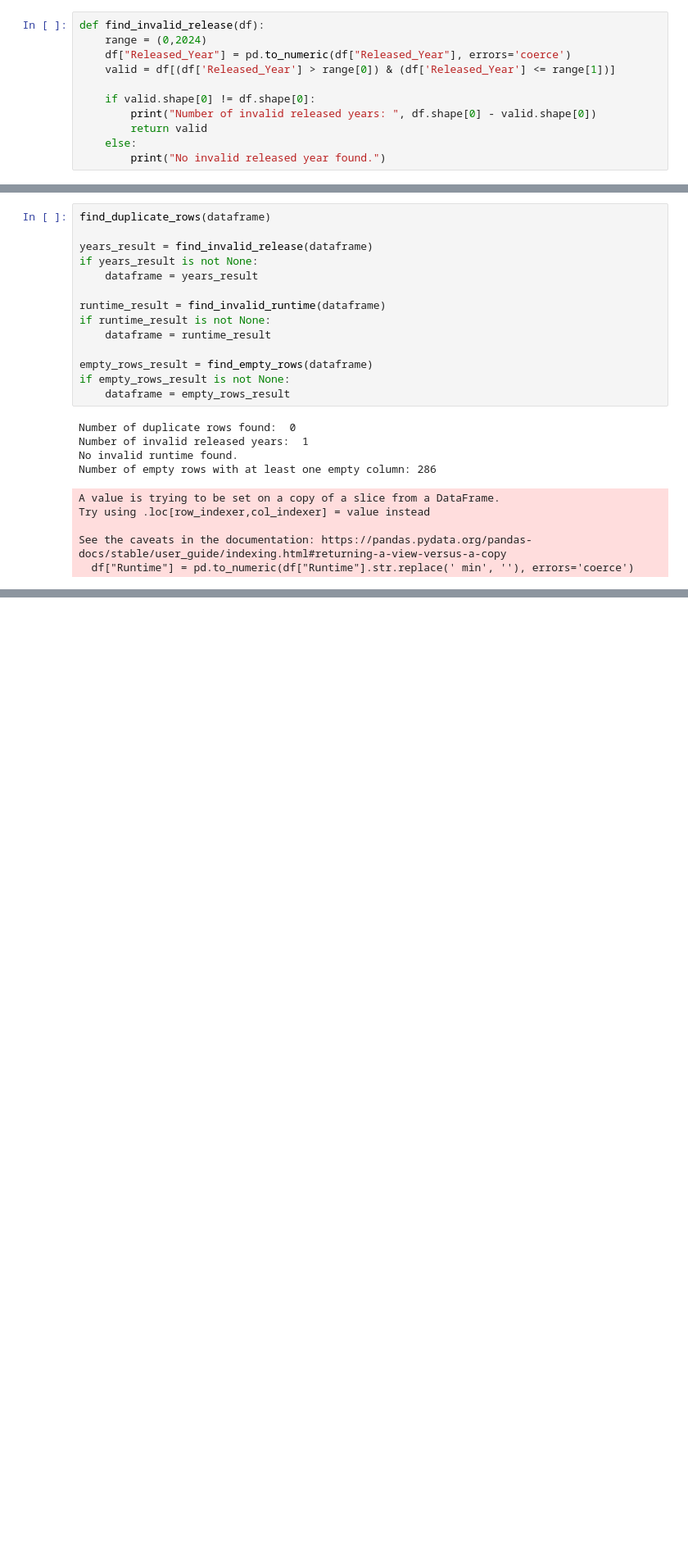
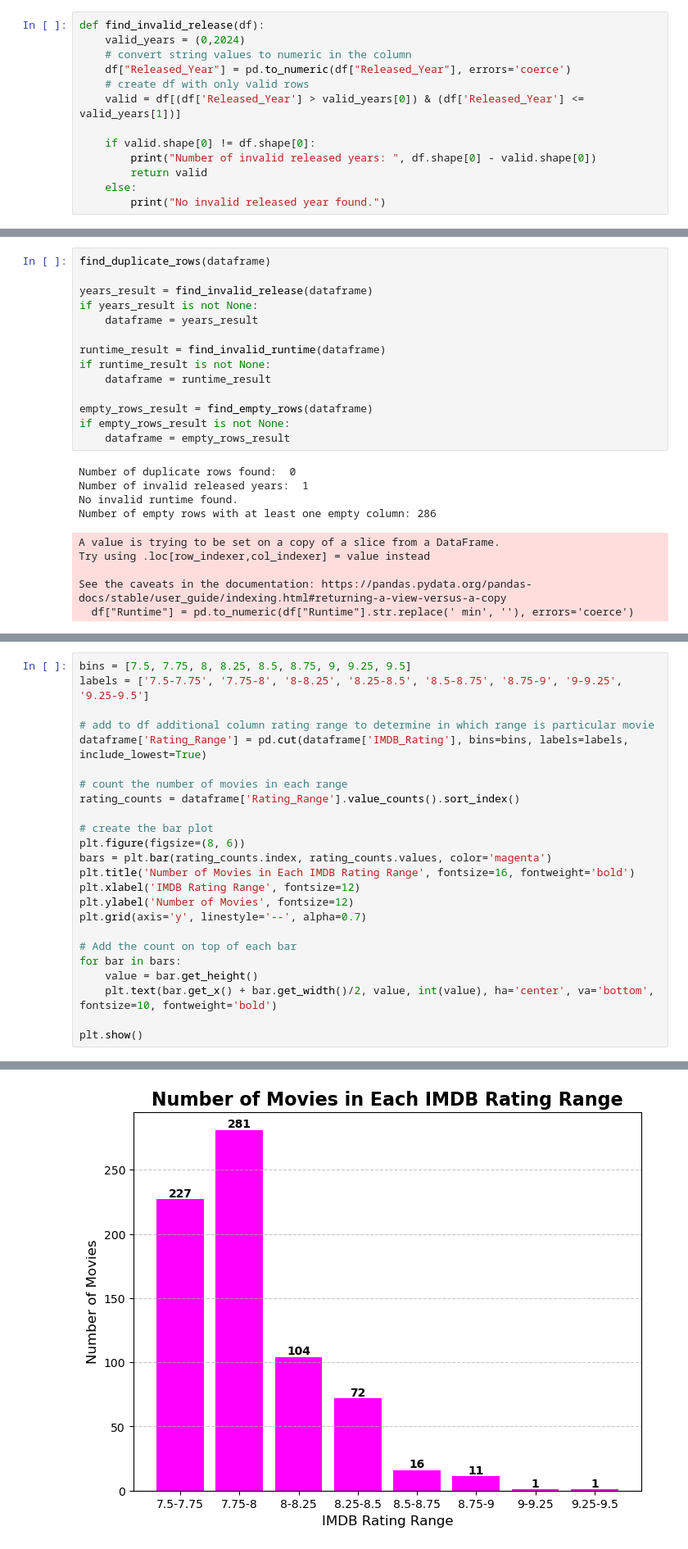
Before and after one commit to jagnajezierska/movies_data_analysis, a Jupyter notebook: main.ipynb, the cells around one changed output, grey strips where cells are left out. Shown at 82% size. Saved outputs shown, nothing was run; the diff lists cells and outputs as text; blank space fills up the shorter version.

Commit message:
bar plot with rating ranges

```diff
--- a/main.ipynb
+++ b/main.ipynb
@@ -22,9 +22,11 @@ dataframe
 1000 rows × 16 columns
 # %%
 def find_invalid_release(df):
-    range = (0,2024)
+    valid_years = (0,2024)
+    # convert string values to numeric in the column
     df["Released_Year"] = pd.to_numeric(df["Released_Year"], errors='coerce')
-    valid = df[(df['Released_Year'] > range[0]) & (df['Released_Year'] <= range[1])]
+    # create df with only valid rows
+    valid = df[(df['Released_Year'] > valid_years[0]) & (df['Released_Year'] <= valid_years[1])]
 
     if valid.shape[0] != df.shape[0]:
         print("Number of invalid released years: ", df.shape[0] - valid.shape[0])
@@ -100,0 +104,25 @@ print(dataframe)
+# %%
+bins = [7.5, 7.75, 8, 8.25, 8.5, 8.75, 9, 9.25, 9.5]
+labels = ['7.5-7.75', '7.75-8', '8-8.25', '8.25-8.5', '8.5-8.75', '8.75-9', '9-9.25', '9.25-9.5']
+
+# add to df additional column rating range to determine in which range is particular movie
+dataframe['Rating_Range'] = pd.cut(dataframe['IMDB_Rating'], bins=bins, labels=labels, include_lowest=True)
+
+# count the number of movies in each range
+rating_counts = dataframe['Rating_Range'].value_counts().sort_index()
+
+# create the bar plot
+plt.figure(figsize=(8, 6))
+bars = plt.bar(rating_counts.index, rating_counts.values, color='magenta')
+plt.title('Number of Movies in Each IMDB Rating Range', fontsize=16, fontweight='bold')
+plt.xlabel('IMDB Rating Range', fontsize=12)
+plt.ylabel('Number of Movies', fontsize=12)
+plt.grid(axis='y', linestyle='--', alpha=0.7)
+
+# Add the count on top of each bar
+for bar in bars:
+    value = bar.get_height()
+    plt.text(bar.get_x() + bar.get_width()/2, value, int(value), ha='center', va='bottom', fontsize=10, fontweight='bold')
+
+plt.show()
+# %% [output]
@@ -100,0 +134 @@ print(dataframe)
+[figure, added]
```
Also changed, not shown: parts of 6 cells of this notebook.
